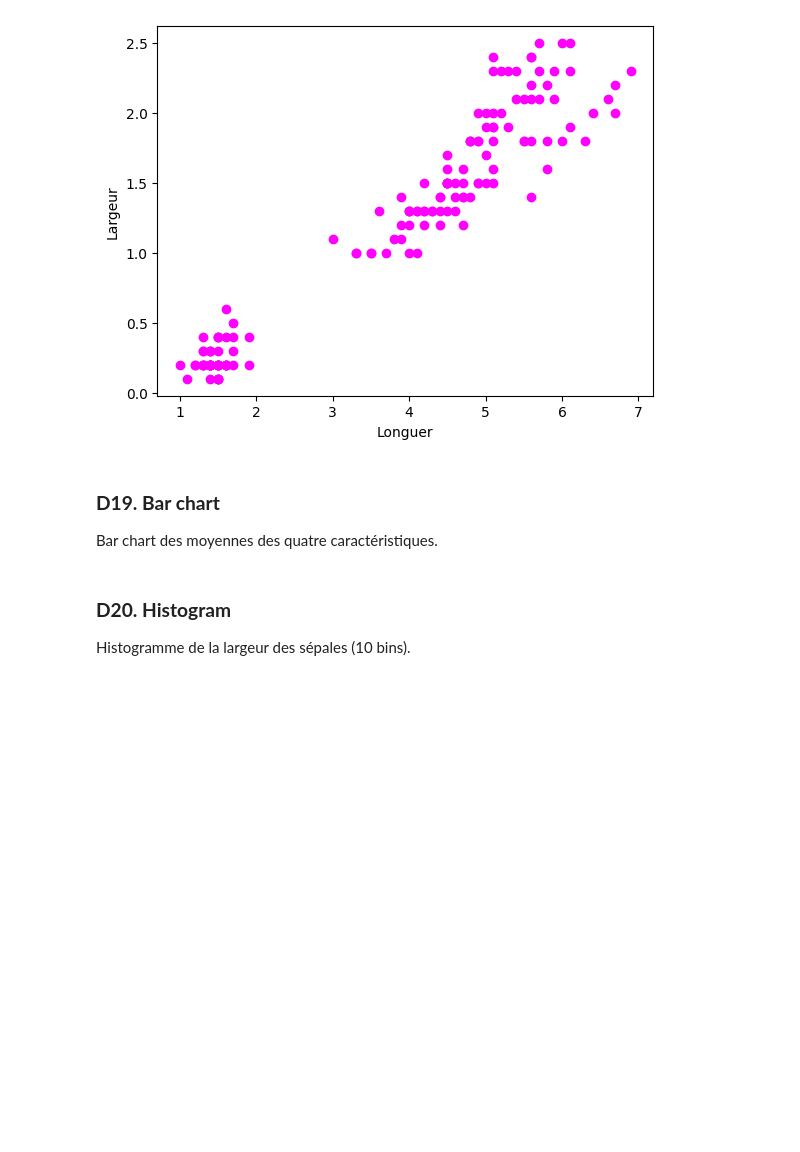
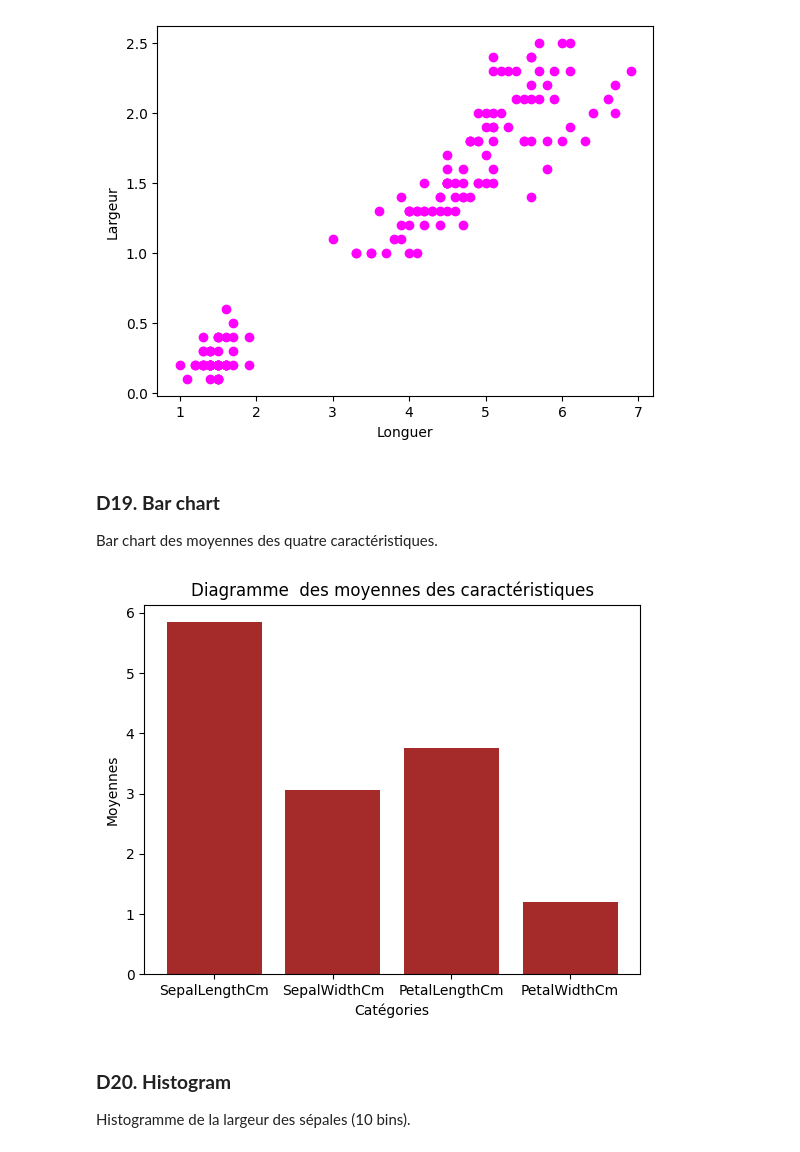
Before and after one commit to USMS-FPK-IA-GI-2025/controle-01-numpy-and-matplotlib-iris-Anam-Ayoub, a Jupyter notebook: notebooks/controle_numpy_matplotlib.ipynb, the cells around one changed output. Cells and saved outputs as stored; diff of their text form; code cells hidden in the pictures; blank space fills up the shorter version.

Commit message:
BLOC 19 done (colab)

```diff
--- a/notebooks/controle_numpy_matplotlib.ipynb
+++ b/notebooks/controle_numpy_matplotlib.ipynb
@@ -352,3 +350,15 @@ Bar chart des moyennes des quatre caractéristiques.
+# %%
+# Votre code ici
+#=========== BLOC 19 ===========
+
+ft = np.array(['SepalLengthCm', 'SepalWidthCm', 'PetalLengthCm', 'PetalWidthCm'])
+plt.bar(ft, moy_col_features, color='brown')
+plt.title('Diagramme  des moyennes des caractéristiques')
+plt.xlabel('Catégories')
+plt.ylabel('Moyennes')
+plt.show()
+# %% [output]
+[figure, added]
 # %% [markdown]
 ### **D20. Histogram**
 Histogramme de la largeur des sépales (10 bins).
```
Also changed, not shown: parts of 11 cells of this notebook.
